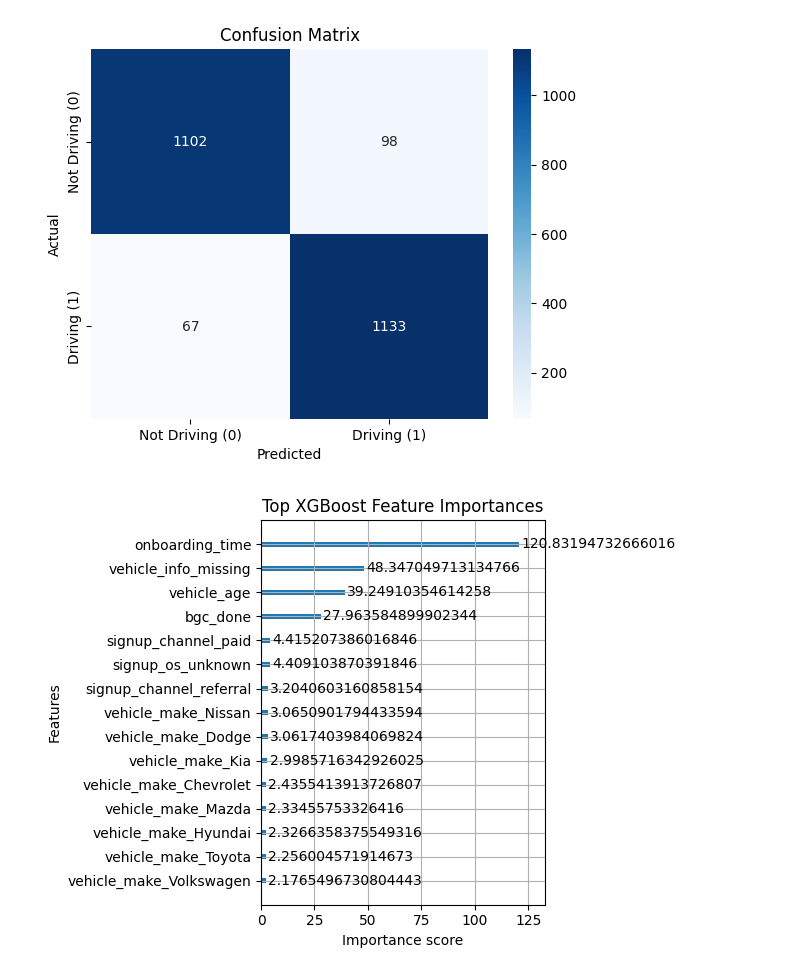
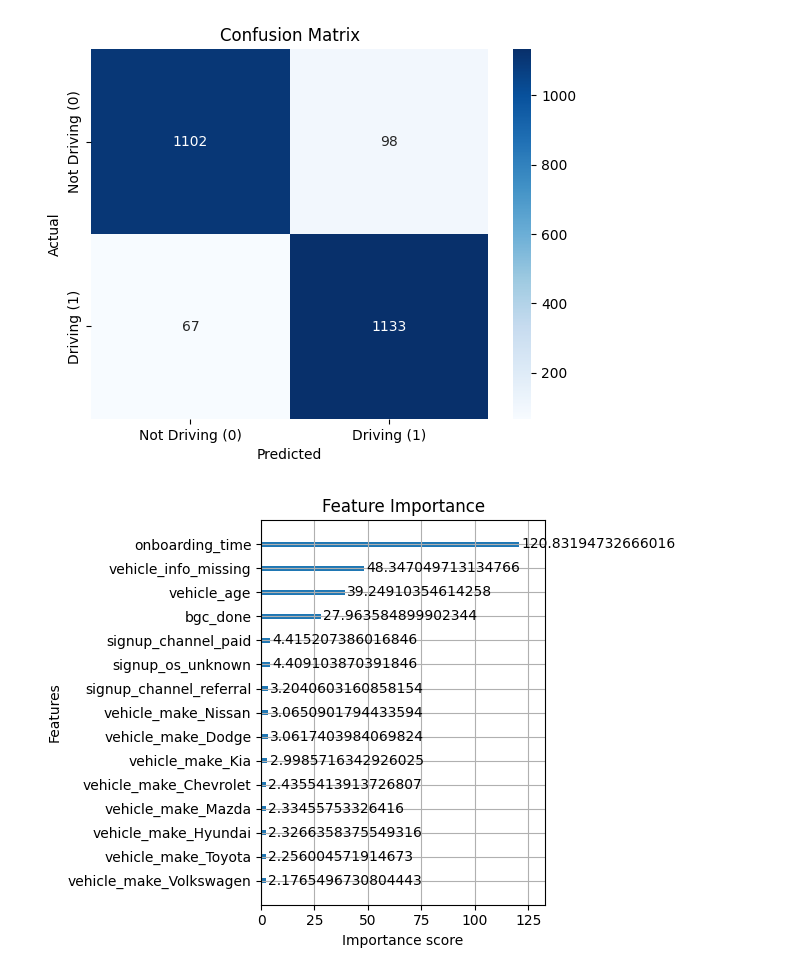
Before and after one commit to johnsonng05/Datathon-2025, a Jupyter notebook: deepnote/Datathon2025/Driven by Data.ipynb, the cells around one changed output. Saved outputs shown, nothing was run; the diff lists cells and outputs as text; code cells hidden in the pictures.

```diff
--- a/deepnote/Datathon2025/Driven by Data.ipynb
+++ b/deepnote/Datathon2025/Driven by Data.ipynb
@@ -330,12 +331,12 @@ weighted avg       0.93      0.93      0.93      2400
 [figure]
 # %%
 xgb.plot_importance(xgb_model, max_num_features=15, importance_type='gain')
-plt.title("Top XGBoost Feature Importances")
+plt.title("Feature Importance")
 plt.tight_layout()
 plt.show()
 #vehicle added date important because it is used by onboarding time
 # %% [output]
-[figure, old version]
+[figure, new version]
 # %% [markdown]
 <a style='text-decoration:none;line-height:16px;display:flex;color:#5B5B62;padding:10px;justify-content:end;' href='https://deepnote.com?utm_source=created-in-deepnote-cell&projectId=56ffd34a-2142-44ab-906c-9395a11c24a4' target="_blank">
 <img alt='Created in deepnote.com' style='display:inline;max-height:16px;margin:0px;margin-right:7.5px;' src='embedded-picture-1' > </img>
```
Also changed, not shown: parts of 4 cells of this notebook.
